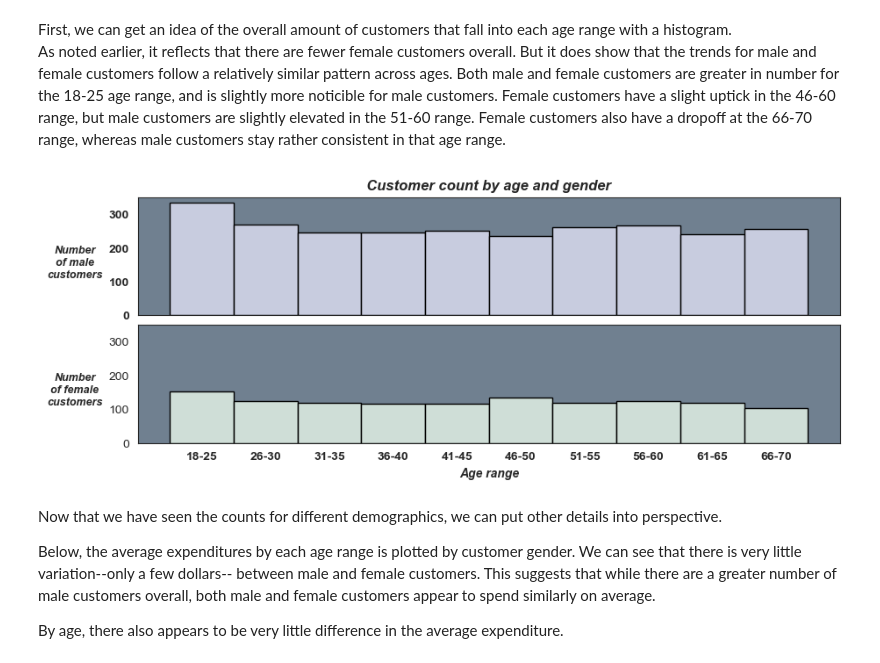
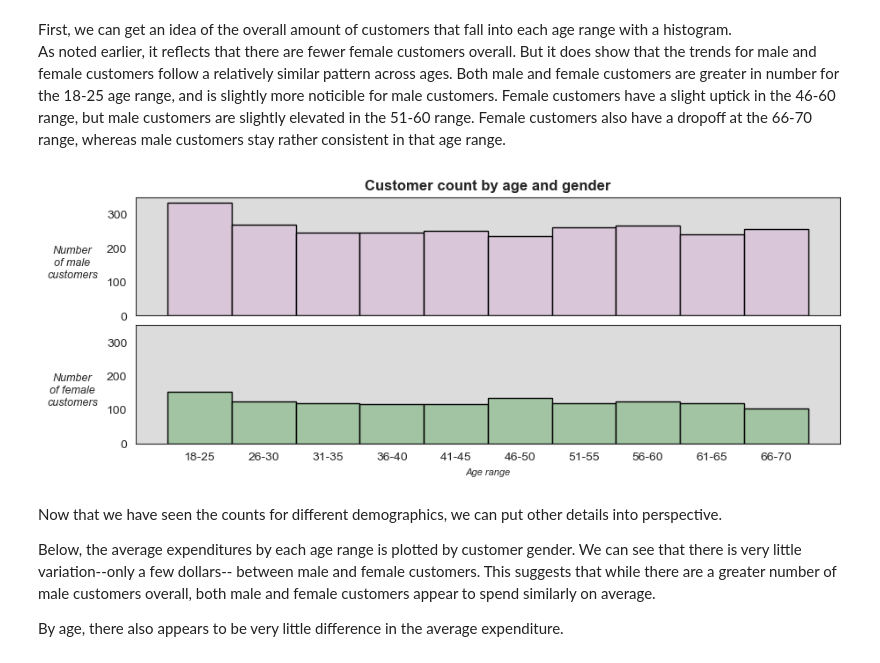
Before and after one commit to molly777yllom/DataDive3_DATA3500, a Jupyter notebook: shopping_trends.ipynb, the cells around one changed output. Drawn from its saved outputs; the diff is of its cells as text; code cells hidden in the pictures.

```diff
--- a/shopping_trends.ipynb
+++ b/shopping_trends.ipynb
@@ -825,34 +825,33 @@ As noted earlier, it reflects that there are fewer female customers overall. But
 # %%
 # Plots: Histograms showing the number of customers by age and gender
 from matplotlib.ticker import MultipleLocator   # import module to allow tick label adjustment
 f, ax = plt.subplots(2, 1, figsize=(10, 2))
 
 
-sns.histplot(x='Age Range', data=male, color='lavender',  edgecolor='black', ax=ax[0])
-ax[0].set_title('Customer count by age and gender', fontsize=12, weight='bold', style='italic', y=1)
+sns.histplot(x='Age Range', data=male, color='thistle',  edgecolor='black', ax=ax[0])
+ax[0].set_title('Customer count by age and gender', fontsize=12, weight='bold')
 ax[0].set_xlabel('')
-ax[0].set_ylabel('Number\nof male\ncustomers', weight='bold', style='italic', size=9, rotation=0)  # customize the y-axis label
+ax[0].set_ylabel('Number\nof male\ncustomers', style='italic', size=9, rotation=0)  # customize the y-axis label
 ax[0].get_yaxis().set_label_coords(-0.09,0.3)  # Adjust y-axis label position
-ax[0].set_facecolor('slategray')
+ax[0].set_facecolor('gainsboro')
 ax[0].set_xticklabels([])
 ax[0].yaxis.set_major_locator(MultipleLocator(100))
-for label in ax[0].get_yticklabels():
-    label.set_weight('bold')
+#for label in ax[0].get_yticklabels(): label.set_weight('bold')
 
-sns.histplot(x='Age Range', data=female, color='honeydew', edgecolor='black',  ax=ax[1])
+sns.histplot(x='Age Range', data=female, color='darkseagreen', edgecolor='black',  ax=ax[1])
 ax[1].set_title('', fontsize=14, weight='bold', style='italic', y=1)
-ax[1].set_xlabel('Age range', weight='bold', style='italic', size=10)
-ax[1].set_ylabel('Number\nof female\ncustomers', weight='bold', style='italic', size=9, rotation=0)  # customize the y-axis label
+ax[1].set_xlabel('Age range', style='italic', size=8)
+ax[1].set_ylabel('Number\nof female\ncustomers', style='italic', size=9, rotation=0)  # customize the y-axis label
 ax[1].get_yaxis().set_label_coords(-0.09,0.3)  # Adjust y-axis label position
-ax[1].set_facecolor('slategray')
-for label in ax[1].get_xticklabels(): label.set_weight('bold')
-ax[1].yaxis.set_major_locator(MultipleLocator(100))
+ax[1].set_facecolor('gainsboro')
+#for label in ax[1].get_xticklabels(): label.set_weight('bold')
+#ax[1].yaxis.set_major_locator(MultipleLocator(100))
 #for label in ax[1].get_yticklabels(): label.set_weight('bold')
 ax[1].set_ylim(0, 350)
 f.subplots_adjust(left=0.15, right=0.95, top=1.5, bottom=0.1, hspace=0.08, wspace=0.1)
 plt.show()
 # %% [output]
-[figure, old version]
+[figure, new version]
 # %% [markdown]
 Now that we have seen the counts for different demographics, we can put other details into perspective.
 
```
Also changed, not shown: parts of 3 cells of this notebook.
